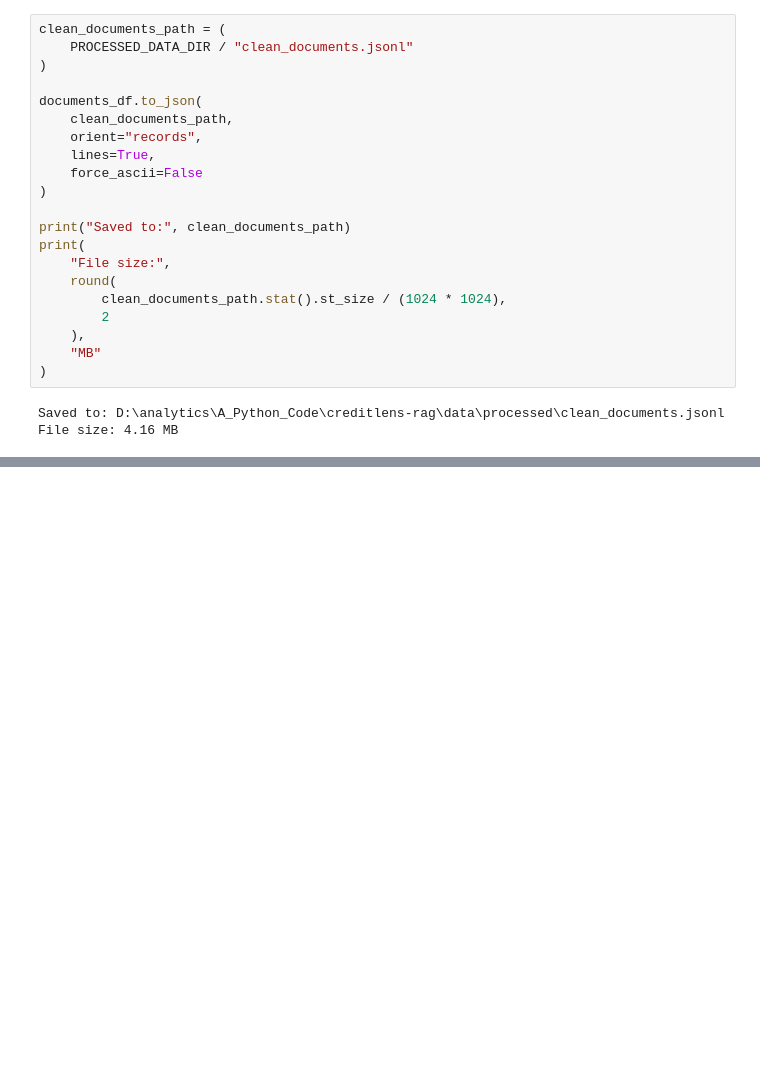
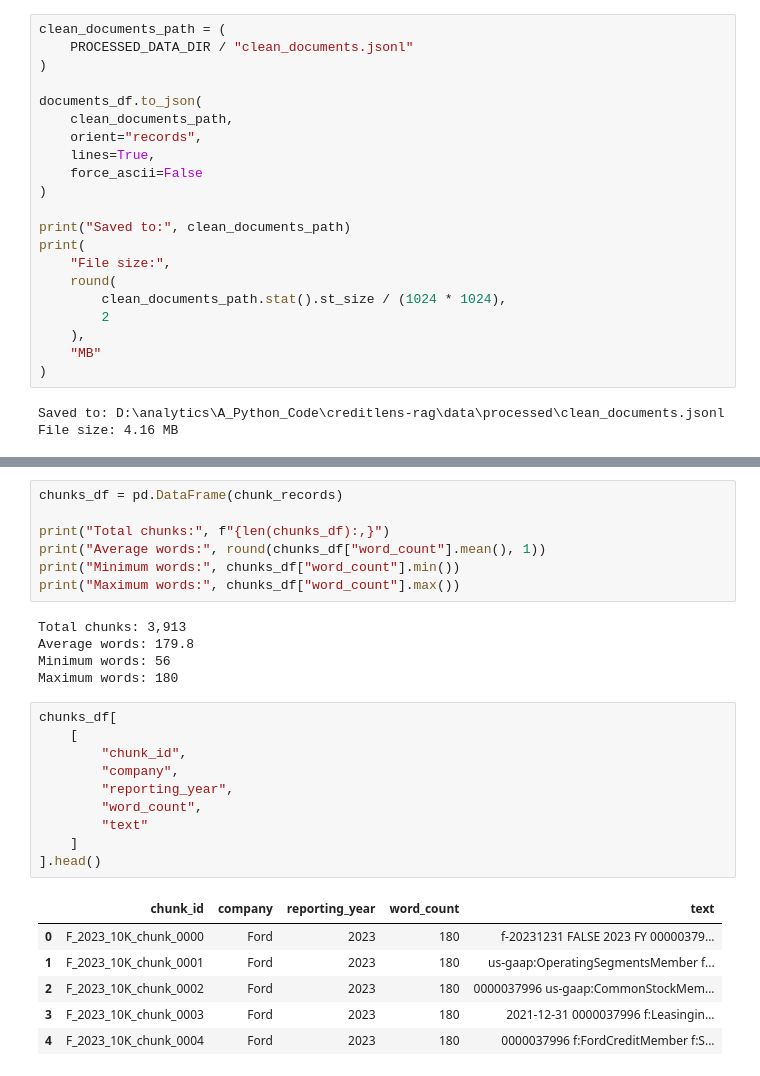
Before and after one commit to veln89/creditlens-rag, a Jupyter notebook: notebooks/02_document_processing.ipynb, the cells around one changed output, grey strips where cells are left out. Drawn from its saved outputs; the diff is of its cells as text; blank space fills up the shorter version.

Commit message:
Update 02_document_processing.ipynb
Split SEC filings into retrieval chunks

```diff
--- a/notebooks/02_document_processing.ipynb
+++ b/notebooks/02_document_processing.ipynb
@@ -293,0 +402,29 @@ File size: 4.16 MB
+# %%
+chunks_df = pd.DataFrame(chunk_records)
+
+print("Total chunks:", f"{len(chunks_df):,}")
+print("Average words:", round(chunks_df["word_count"].mean(), 1))
+print("Minimum words:", chunks_df["word_count"].min())
+print("Maximum words:", chunks_df["word_count"].max())
+# %% [output]
+Total chunks: 3,913
+Average words: 179.8
+Minimum words: 56
+Maximum words: 180
+# %%
+chunks_df[
+    [
+        "chunk_id",
+        "company",
+        "reporting_year",
+        "word_count",
+        "text"
+    ]
+].head()
+# %% [output]
+|  | chunk_id | company | reporting_year | word_count | text |
+| 0 | F_2023_10K_chunk_0000 | Ford | 2023 | 180 | f-20231231 FALSE 2023 FY 00000379... |
+| 1 | F_2023_10K_chunk_0001 | Ford | 2023 | 180 | us-gaap:OperatingSegmentsMember f... |
+| 2 | F_2023_10K_chunk_0002 | Ford | 2023 | 180 | 0000037996 us-gaap:CommonStockMem... |
+| 3 | F_2023_10K_chunk_0003 | Ford | 2023 | 180 | 2021-12-31 0000037996 f:Leasingin... |
+| 4 | F_2023_10K_chunk_0004 | Ford | 2023 | 180 | 0000037996 f:FordCreditMember f:S... |
```
Also changed, not shown: parts of 7 cells of this notebook.
